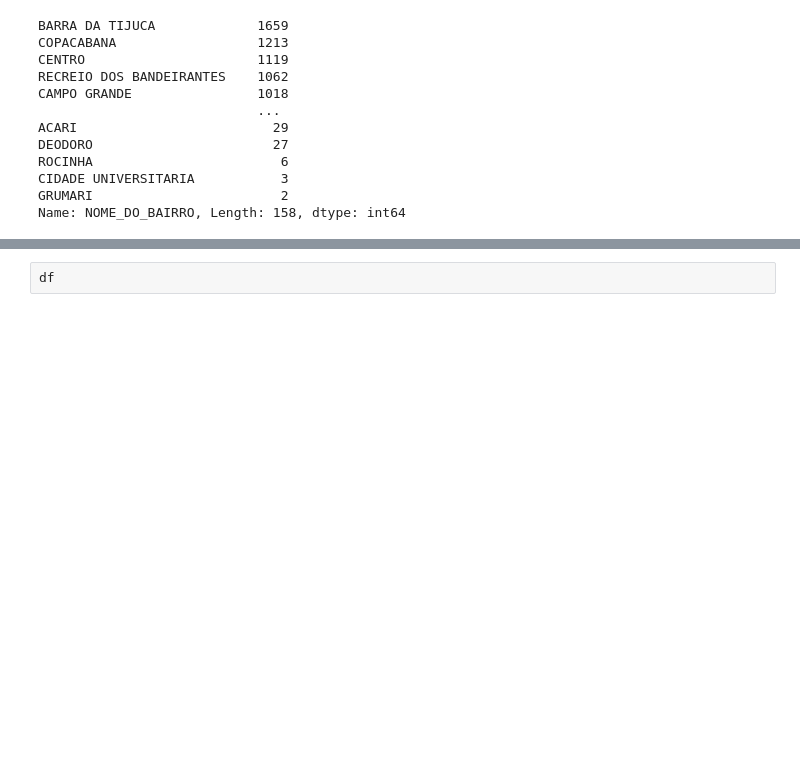
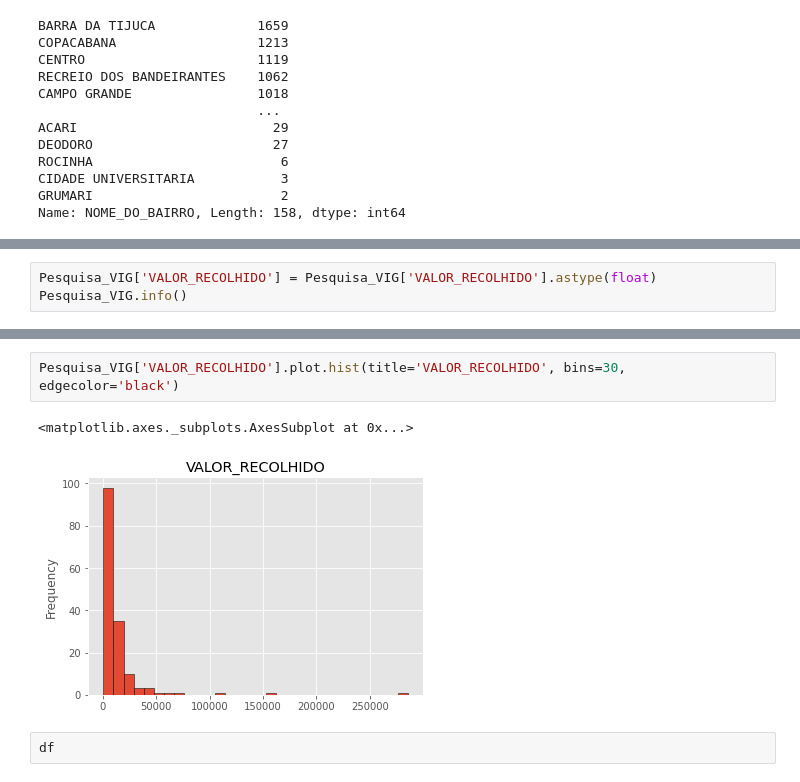
Before and after one commit to V1L3La/Learning-An-lise-de-Dados-em-Python, a Jupyter notebook: Transações_Imobiliárias_RJ_Análise_de_Dados_em_Python_Aula_01.ipynb, the cells around one changed output, grey strips where cells are left out. Drawn from its saved outputs; the diff is of its cells as text; blank space fills up the shorter version.

```diff
--- a/Transações_Imobiliárias_RJ_Análise_de_Dados_em_Python_Aula_01.ipynb
+++ b/Transações_Imobiliárias_RJ_Análise_de_Dados_em_Python_Aula_01.ipynb
@@ -103,0 +141,3 @@ Pesquisa_VIG.value_counts().plot.area()
+# %%
+Pesquisa_VIG['VALOR_RECOLHIDO'] = Pesquisa_VIG['VALOR_RECOLHIDO'].astype(float)
+Pesquisa_VIG.info()
@@ -104,3 +167,8 @@ Pesquisa_VIG.value_counts().plot.area()
+# %%
+Pesquisa_VIG['VALOR_RECOLHIDO'].plot.hist(title='VALOR_RECOLHIDO', bins=30, edgecolor='black')
+# %% [output]
+<matplotlib.axes._subplots.AxesSubplot at 0x...>
+[figure, added]
 # %%
 df
 # %% [output]
```
Also changed, not shown: parts of 14 cells of this notebook.
